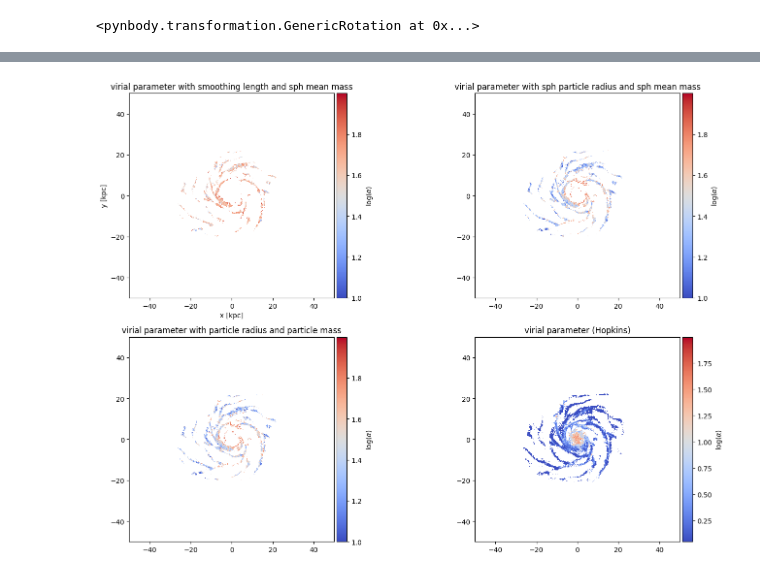
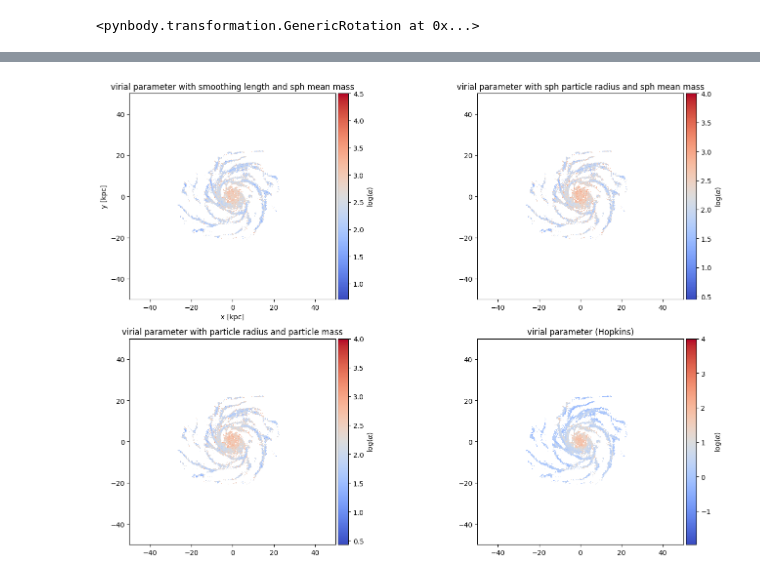
Before and after one commit to Evafranck/star_formation, a Jupyter notebook: star_formation_neu.ipynb, the cells around one changed output, grey strips where cells are left out. Cells and saved outputs as stored; diff of their text form; code cells hidden in the pictures.

Commit message:
plots with pickle file variables

```diff
--- a/star_formation_neu.ipynb
+++ b/star_formation_neu.ipynb
@@ -13,7 +13,7 @@ import matplotlib.gridspec as gd
 import pickle
 # %%
 pynbody.config["number_of_threads"] = 2
-pynbody.config["sph"]["Kernel"] = 'CubicSpline'
+pynbody.config["sph"]["Kernel"] = 'WendlandC2'
 pynbody.config['sph']['smooth-particles'] = 100
 # %%
 pynbody.config['sph']['smooth-particles']
@@ -141,7 +160,0 @@ print(a)
-# %%
-# mass weighted 2d histograms
-
-def mw_hist(fam, key, b):
-    hist, xbin, ybin = np.histogram2d(fam['x'],fam['y'],weights=fam[key]*fam['mass'], bins=b, range=((-50,50),(-50,50)))
-    mass, xbin, ybin = np.histogram2d(fam['x'],fam['y'],weights=fam['mass'], bins=b, range=((-50,50),(-50,50)))
-    return hist/mass
@@ -422,0 +161,21 @@ for n in range(3, 4):
+# %%
+
+# unpickling
+with open('CS_50.pkl', 'rb') as CS_50_pickle:
+    rho_CS_50 = pickle.load(CS_50_pickle)
+    vdiv_CS_50 = pickle.load(CS_50_pickle)
+    vcurl_CS_50 = pickle.load(CS_50_pickle)
+    sphmass_CS_50 = pickle.load(CS_50_pickle)
+    vcurl2_CS_50 = pickle.load(CS_50_pickle)
+    vdisp_CS_50 = pickle.load(CS_50_pickle)
+    mass_CS_50 = pickle.load(CS_50_pickle)
+    smooth_CS_50 = pickle.load(CS_50_pickle)
+    radius_CS_50 = pickle.load(CS_50_pickle)
+    radius2_CS_50 = pickle.load(CS_50_pickle)
+    radius3_CS_50 = pickle.load(CS_50_pickle)
+    alpha_CS_50 = pickle.load(CS_50_pickle)
+    alpha2_CS_50 = pickle.load(CS_50_pickle)
+    alpha3_CS_50 = pickle.load(CS_50_pickle)
+    alpha4_CS_50 = pickle.load(CS_50_pickle)
+    eff_CS_50 = pickle.load(CS_50_pickle)
+print(alpha_CS_50)
@@ -424,7 +360,7 @@ for n in range(3, 4):
 fig = plt.figure(figsize = (15,10))
 
 ax1 = plt.subplot(221)
-im1 = ax1.imshow(np.log10(mw_hist(gal_low_alpha, 'alpha', 500)), extent=(-50,50,-50,50), cmap='coolwarm', vmin = 1.0)
+im1 = ax1.imshow(np.log10(mw_hist(gal.g, alpha_CS_50, 500)), extent=(-50,50,-50,50), cmap='coolwarm', vmax = 4.5)
 divider = make_axes_locatable(ax1)
 cax = divider.append_axes('right', size='5%', pad=0.05)
 fig.colorbar(im1, cax=cax, orientation='vertical', label = r'log($\alpha$)')
@@ -435,43 +371,43 @@ ax1.set_xlim(-50, 50)
 ax1.set_ylim(-50, 50)
 
 ax2 = plt.subplot(222)
-im2 = ax2.imshow(np.log10(mw_hist(gal_low_alpha_2, 'alpha_2', 500)), extent=(-50,50,-50,50), cmap='coolwarm', vmin = 1.0)
+im2 = ax2.imshow(np.log10(mw_hist(gal.g, alpha2_CS_50, 500)), extent=(-50,50,-50,50), cmap='coolwarm', vmax = 4.0)
 divider = make_axes_locatable(ax2)
 cax = divider.append_axes('right', size='5%', pad=0.05)
 fig.colorbar(im2, cax=cax, orientation='vertical', label = r'log($\alpha$)')
 ax2.set_title('virial parameter with sph particle radius and sph mean mass')
 ax1.set_xlabel('x [kpc]')
 ax1.set_ylabel('y [kpc]')
 #ax2.set_xlim(-20, 20)
 #ax2.set_ylim(-20,20)
 
 ax3 = plt.subplot(223)
-im3 = ax3.imshow(np.log10(mw_hist(gal_low_alpha_3, 'alpha_3', 500)), extent=(-50,50,-50,50), cmap='coolwarm', vmin = 1.0)
+im3 = ax3.imshow(np.log10(mw_hist(gal.g, alpha3_CS_50, 500)), extent=(-50,50,-50,50), cmap='coolwarm', vmax = 4.0)
 divider = make_axes_locatable(ax3)
 cax = divider.append_axes('right', size='5%', pad=0.05)
 fig.colorbar(im3, cax=cax, orientation='vertical', label = r'log($\alpha$)')
 ax3.set_title('virial parameter with particle radius and particle mass')
 ax1.set_xlabel('x [kpc]')
 ax1.set_ylabel('y [kpc]')
 #ax3.set_xlim(-20, 20)
 #ax3.set_ylim(-20,20)
 
 ax4 = plt.subplot(224)
-im4 = ax4.imshow(np.log10(mw_hist(gal_low_alpha_4, 'alpha_4', 500)), extent=(-50,50,-50,50), cmap='coolwarm', vmin = 0.05)
+im4 = ax4.imshow(np.log10(mw_hist(gal.g, alpha4_CS_50, 500)), extent=(-50,50,-50,50), cmap='coolwarm', vmax = 4.0)
 divider = make_axes_locatable(ax4)
 cax = divider.append_axes('right', size='5%', pad=0.05)
 fig.colorbar(im4, cax=cax, orientation='vertical', label = r'log($\alpha$)')
 ax4.set_title('virial parameter (Hopkins)')
 ax1.set_xlabel('x [kpc]')
 ax1.set_ylabel('y [kpc]')
 #ax4.set_xlim(-20, 20)
 #ax4.set_ylim(-20,20)
 
 
 fig.tight_layout()
 plt.show()
 # %% [output]
-[figure, old version]
+[figure, new version]
 # %%
 # densities
 #g_hist, g_xbins, g_ybins = np.histogram2d(gal.g['x'],gal.g['y'],weights=gal.g['rho'], bins=500, range=((-50,50),(-50,50)))
```
Also changed, not shown: parts of 18 cells of this notebook.
